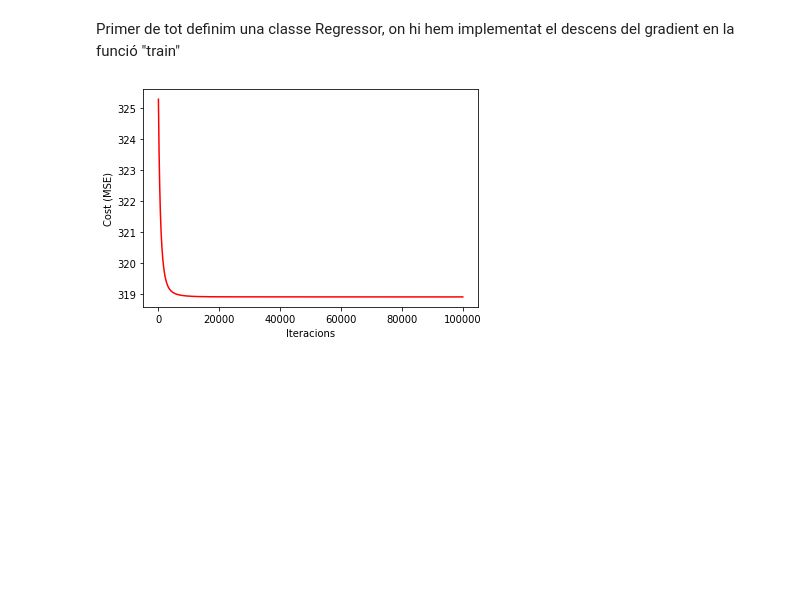
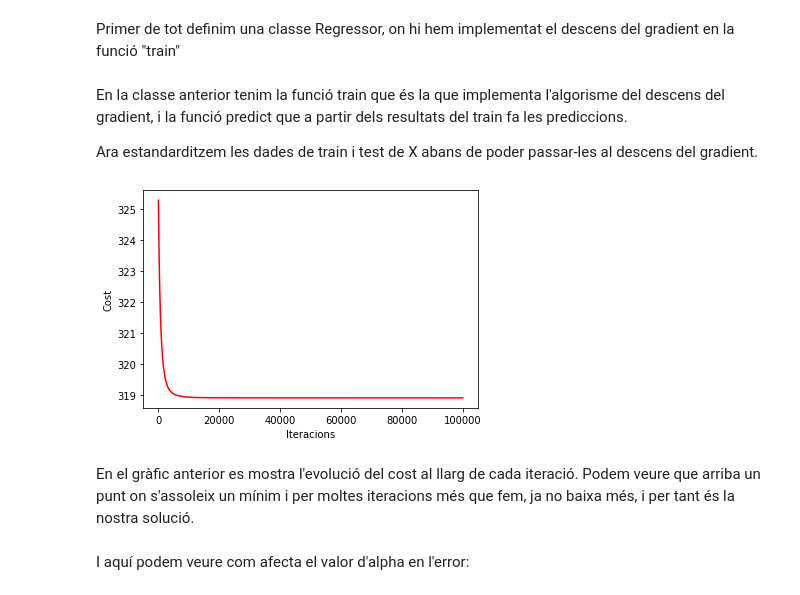
Before and after one commit to josepmdc/ApC-PLAB1, a Jupyter notebook: PLAB1.ipynb, the cells around one changed output. Drawn from its saved outputs; the diff is of its cells as text; code cells hidden in the pictures; blank space fills up the shorter version.

```diff
--- a/PLAB1.ipynb
+++ b/PLAB1.ipynb
@@ -400,6 +403,10 @@ class Regressor(object):
             theta_history.append(self.theta)
 
         return self.theta, cost_history, theta_history
+# %% [markdown]
+En la classe anterior tenim la funció train que és la que implementa l'algorisme del descens del gradient, i la funció predict que a partir dels resultats del train fa les prediccions.
+
+Ara estandarditzem les dades de train i test de X abans de poder passar-les al descens del gradient.
 # %%
 std_X_train = StandardScaler().fit_transform(X_train)
 std_X_test = StandardScaler().fit_transform(X_test)
@@ -408,10 +415,14 @@ reg = Regressor(std_X_train, y_train, alpha=0.0005)
 theta, cost_history, theta_history = reg.train(100000)
 predictions = reg.predict(std_X_test)
 # %%
-fig, ax1 = plt.subplots()
-ax1.plot(cost_history, label='Cost history', color='r')
-ax1.set_xlabel('Iteracions')
-ax1.set_ylabel('Cost (MSE)')
+plt.figure()
+plt.plot(cost_history, label='Cost history', color='r')
+plt.xlabel('Iteracions')
+plt.ylabel('Cost')
 plt.show()
 # %% [output]
-[figure, old version]
+[figure, new version]
+# %% [markdown]
+En el gràfic anterior es mostra l'evolució del cost al llarg de cada iteració. Podem veure que arriba un punt on s'assoleix un mínim i per moltes iteracions més que fem, ja no baixa més, i per tant és la nostra solució.
+# %% [markdown]
+I aquí podem veure com afecta el valor d'alpha en l'error:
```
Also changed, not shown: parts of 14 cells of this notebook.
